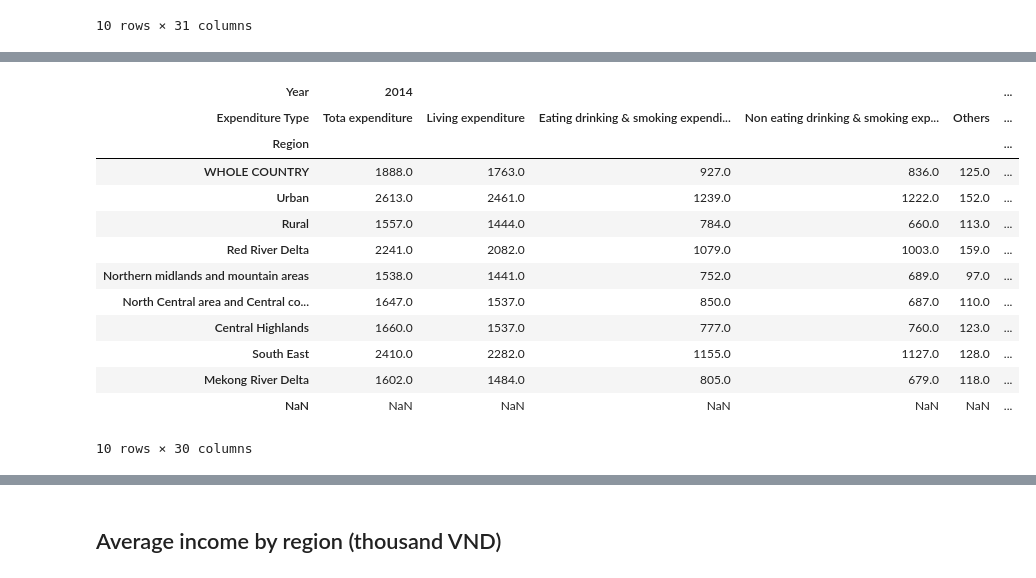
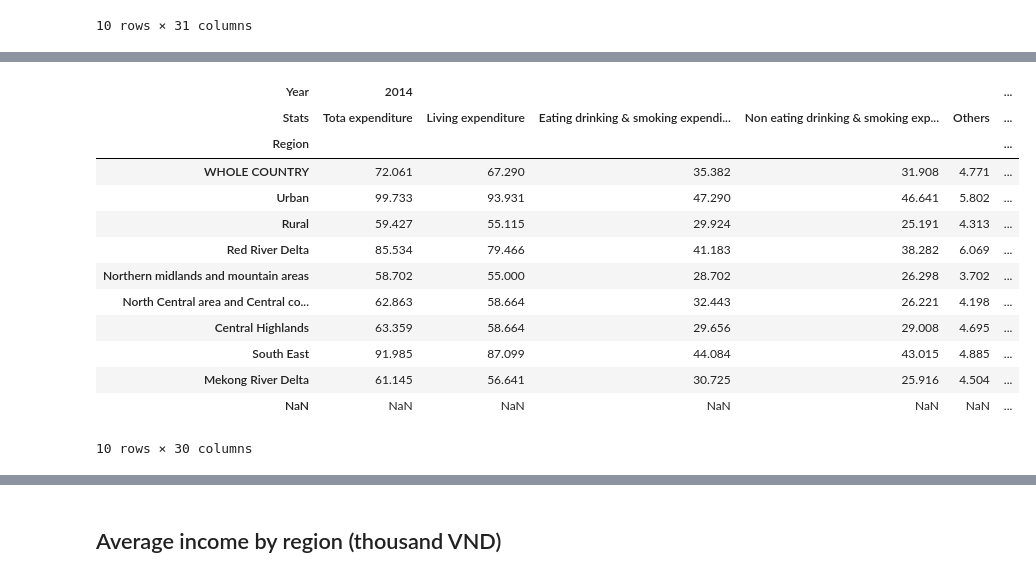
Before and after one commit to quocan91tc/DALAS_Project, a Jupyter notebook: main.ipynb, the cells around one changed output, grey strips where cells are left out. Cells and saved outputs as stored; diff of their text form; code cells hidden in the pictures.

```diff
--- a/main.ipynb
+++ b/main.ipynb
@@ -459,0 +463,3 @@ df_avg_expenditure
+# %%
+df_avg_expenditure.columns = df_avg_expenditure.columns.str.replace('Prel. ', '')
+df_avg_expenditure.columns
@@ -460,30 +486,35 @@ df_avg_expenditure
+# %%
+# convert from VND to USD with the rate 1 USD = 26200 VND
+
+numeric_cols = df_avg_expenditure.select_dtypes(include=np.number).columns
+df_avg_expenditure[numeric_cols] = np.round(df_avg_expenditure[numeric_cols] * 1000 / 26200, 3)
 # %%
 # 1. Replace Items by Region
 df_avg_expenditure = df_avg_expenditure.rename(columns={'Items': 'Region'})
 
 # Set Region column as index
 df_avg_expenditure = df_avg_expenditure.set_index('Region')
 
 # 2. Create the MultiIndex
 # split each column name i.e "2014 Total expenditure" to ('2014', 'Total expenditure')
 new_columns = [tuple(c.split(' ', 1)) for c in df_avg_expenditure.columns]
 
 # Create the MultiIndex
-df_avg_expenditure.columns = pd.MultiIndex.from_tuples(new_columns, names=['Year', 'Expenditure Type'])
+df_avg_expenditure.columns = pd.MultiIndex.from_tuples(new_columns, names=['Year', 'Stats'])
 
 df_avg_expenditure
 # %% [output]
 | Year | 2014 |  |  |  |  | ... |
-| Expenditure Type | Tota expenditure | Living expenditure | Eating drinking & smoking expendi... | Non eating drinking & smoking exp... | Others | ... |
+| Stats | Tota expenditure | Living expenditure | Eating drinking & smoking expendi... | Non eating drinking & smoking exp... | Others | ... |
 | Region |  |  |  |  |  | ... |
-| WHOLE COUNTRY | 1888.0 | 1763.0 | 927.0 | 836.0 | 125.0 | ... |
-| Urban | 2613.0 | 2461.0 | 1239.0 | 1222.0 | 152.0 | ... |
-| Rural | 1557.0 | 1444.0 | 784.0 | 660.0 | 113.0 | ... |
-| Red River Delta | 2241.0 | 2082.0 | 1079.0 | 1003.0 | 159.0 | ... |
-| Northern midlands and mountain areas | 1538.0 | 1441.0 | 752.0 | 689.0 | 97.0 | ... |
-| North Central area and Central co... | 1647.0 | 1537.0 | 850.0 | 687.0 | 110.0 | ... |
-| Central Highlands | 1660.0 | 1537.0 | 777.0 | 760.0 | 123.0 | ... |
-| South East | 2410.0 | 2282.0 | 1155.0 | 1127.0 | 128.0 | ... |
-| Mekong River Delta | 1602.0 | 1484.0 | 805.0 | 679.0 | 118.0 | ... |
+| WHOLE COUNTRY | 72.061 | 67.290 | 35.382 | 31.908 | 4.771 | ... |
+| Urban | 99.733 | 93.931 | 47.290 | 46.641 | 5.802 | ... |
+| Rural | 59.427 | 55.115 | 29.924 | 25.191 | 4.313 | ... |
+| Red River Delta | 85.534 | 79.466 | 41.183 | 38.282 | 6.069 | ... |
+| Northern midlands and mountain areas | 58.702 | 55.000 | 28.702 | 26.298 | 3.702 | ... |
+| North Central area and Central co... | 62.863 | 58.664 | 32.443 | 26.221 | 4.198 | ... |
+| Central Highlands | 63.359 | 58.664 | 29.656 | 29.008 | 4.695 | ... |
+| South East | 91.985 | 87.099 | 44.084 | 43.015 | 4.885 | ... |
+| Mekong River Delta | 61.145 | 56.641 | 30.725 | 25.916 | 4.504 | ... |
 | NaN | NaN | NaN | NaN | NaN | NaN | ... |
 10 rows × 30 columns
```
Also changed, not shown: parts of 45 cells of this notebook.
